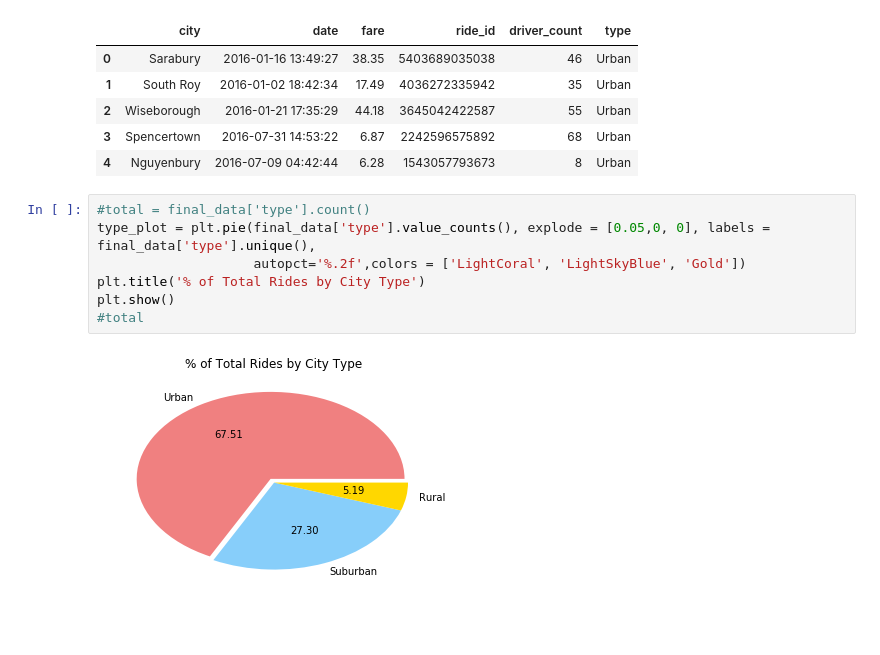
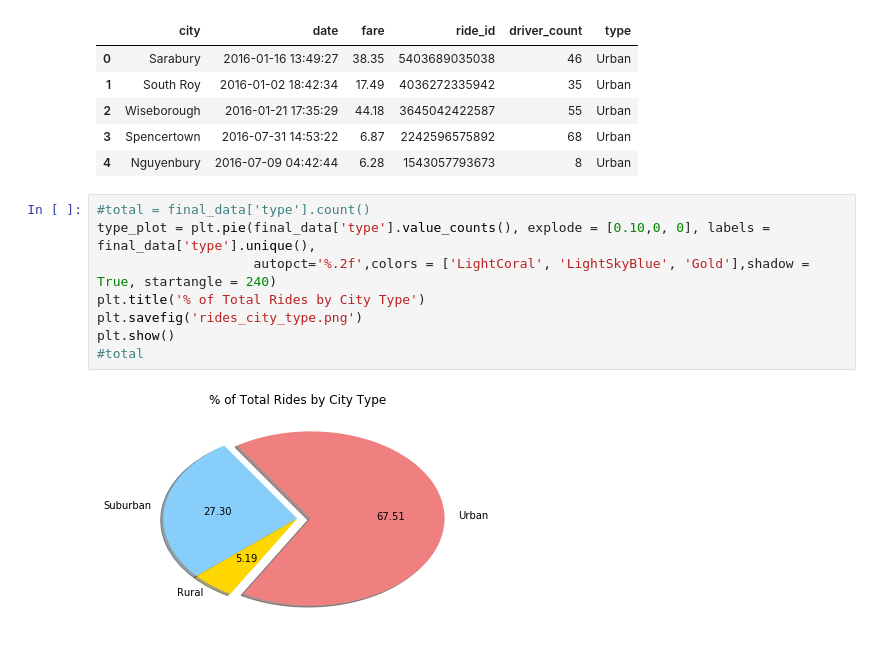
Before and after one commit to sheygarga/Pyber, a Jupyter notebook: Pyber.ipynb, the cells around one changed output. Cells and saved outputs as stored; diff of their text form.

Commit message:
updated pie charts to look like the example, added code to save the figs

```diff
--- a/Pyber.ipynb
+++ b/Pyber.ipynb
@@ -36,13 +36,14 @@ final_data.head()
 | 4 | Nguyenbury | 2016-07-09 04:42:44 | 6.28 | 1543057793673 | 8 | Urban |
 # %%
 #total = final_data['type'].count()
-type_plot = plt.pie(final_data['type'].value_counts(), explode = [0.05,0, 0], labels = final_data['type'].unique(),
-                    autopct='%.2f',colors = ['LightCoral', 'LightSkyBlue', 'Gold'])
+type_plot = plt.pie(final_data['type'].value_counts(), explode = [0.10,0, 0], labels = final_data['type'].unique(),
+                    autopct='%.2f',colors = ['LightCoral', 'LightSkyBlue', 'Gold'],shadow = True, startangle = 240)
 plt.title('% of Total Rides by City Type')
+plt.savefig('rides_city_type.png')
 plt.show()
 #total
 # %% [output]
-[figure, old version]
+[figure, new version]
 # %%
 fare_sum = final_data['fare'].sum()
 sum_list = []
```
Also changed, not shown: parts of 2 cells of this notebook, 3 other files.
